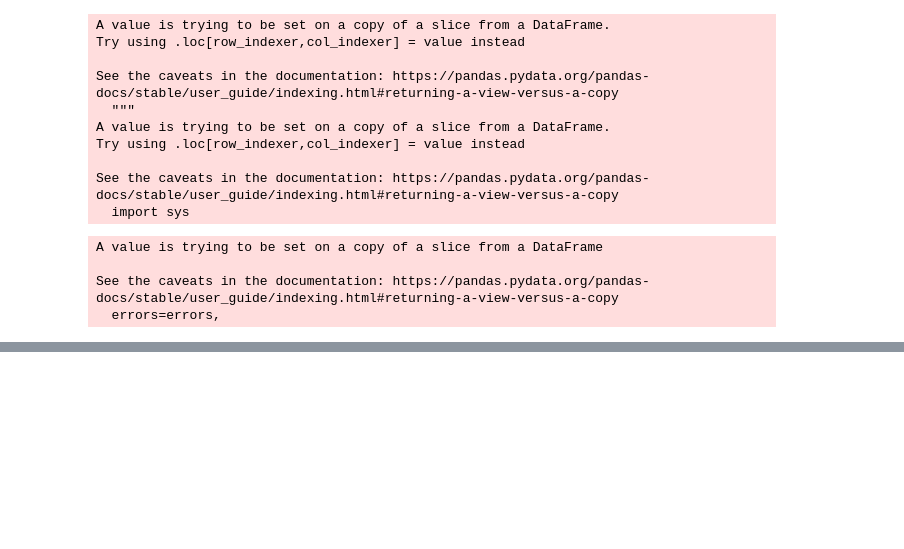
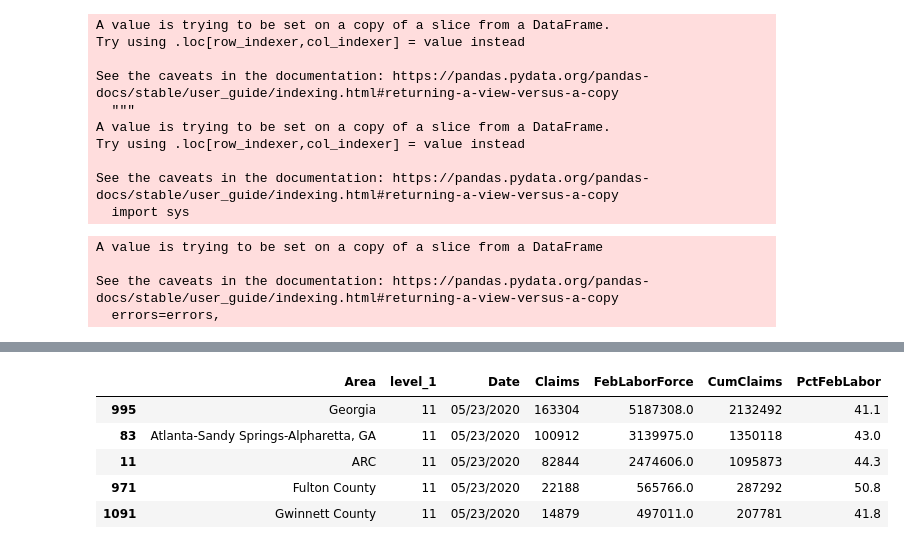
Before and after one commit to mmainzer/covid-recovery, a Jupyter notebook: data/dol-data.ipynb, the cells around one changed output, grey strips where cells are left out. Drawn from its saved outputs; the diff is of its cells as text; code cells hidden in the pictures; blank space fills up the shorter version.

```diff
--- a/data/dol-data.ipynb
+++ b/data/dol-data.ipynb
@@ -201,6 +214,6 @@ marchLaborRc = pd.merge(marchLabor, codes, how='left', on='County')
 # %%
-marchLaborRc = marchLaborRc.groupby(['Regional Commission','Date']) \
-                             .agg({'MarchEmployed':'sum','MarchUnemployed' : 'sum','MarchLaborForce' : 'sum'}) \
+febLaborRc = febLaborRc.groupby(['Regional Commission','Date']) \
+                             .agg({'FebEmployed':'sum','FebUnemployed' : 'sum','FebLaborForce' : 'sum'}) \
                              .reset_index()
 # %%
 rcClaims = countyClaims[['County','Date','Claims']]
@@ -210,19 +223,17 @@ rcClaims = rcClaims.groupby(['Regional Commission','Date']) \
                              .agg({'Claims':'sum'}) \
                              .reset_index()
 
-rcClaims = pd.merge(rcClaims,marchLaborRc,how='left',on=['Regional Commission','Date'])
+rcClaims = pd.merge(rcClaims,febLaborRc,how='left',on=['Regional Commission','Date'])
 
 
-rcClaims.MarchEmployed.fillna(method='ffill', inplace=True)
-rcClaims.MarchUnemployed.fillna(method='ffill', inplace=True)
-rcClaims.MarchLaborForce.fillna(method='ffill', inplace=True)
+rcClaims.FebEmployed.fillna(method='ffill', inplace=True)
+rcClaims.FebUnemployed.fillna(method='ffill', inplace=True)
+rcClaims.FebLaborForce.fillna(method='ffill', inplace=True)
 
 rcClaims['CumClaims'] = rcClaims.groupby(['Regional Commission'])['Claims'].apply(lambda x: x.cumsum())
 
-rcClaims['Employed'] = rcClaims.MarchEmployed - rcClaims.CumClaims
-rcClaims['Unemployed'] = rcClaims.MarchUnemployed + rcClaims.CumClaims
-rcClaims['PctChngEmployed'] = ( ( rcClaims.Employed - rcClaims.MarchEmployed ) / rcClaims.MarchEmployed ) * 100
-rcClaims.PctChngEmployed = rcClaims.PctChngEmployed.round(1)
+rcClaims['PctFebLabor'] = ( rcClaims.CumClaims / rcClaims.FebLaborForce ) * 100
+rcClaims.PctFebLabor = rcClaims.PctFebLabor.round(1)
 # %%
 del countyClaims['area_code']
 
@@ -247,0 +250,2 @@ data.head()
+# %%
+data = data[['Area','Date','Claims','FebLaborForce','CumClaims','PctFebLabor']]
@@ -337,10 +342,15 @@ dateMax = dataK.level_1.max()
 dataK = dataK.loc[dataK['level_1'] == dateMax]
 # %%
 dataK.sort_values('Claims', ascending=False, inplace=True)
-# %%
-dataK['LaborForce'] = dataK.Employed + dataK.Unemployed
-dataK['Rate'] = ( dataK.Unemployed / dataK.LaborForce ) * 100
-dataK.Rate = dataK.Rate.round(1)
+# %%
+dataK.head()
+# %% [output]
+|  | Area | level_1 | Date | Claims | FebLaborForce | CumClaims | PctFebLabor |
+| 995 | Georgia | 11 | 05/23/2020 | 163304 | 5187308.0 | 2132492 | 41.1 |
+| 83 | Atlanta-Sandy Springs-Alpharetta, GA | 11 | 05/23/2020 | 100912 | 3139975.0 | 1350118 | 43.0 |
+| 11 | ARC | 11 | 05/23/2020 | 82844 | 2474606.0 | 1095873 | 44.3 |
+| 971 | Fulton County | 11 | 05/23/2020 | 22188 | 565766.0 | 287292 | 50.8 |
+| 1091 | Gwinnett County | 11 | 05/23/2020 | 14879 | 497011.0 | 207781 | 41.8 |
 # %%
 dataK = pd.merge(dataK,areaWarns,how='left',on='Area')
 # %%
```
Also changed, not shown: parts of 29 cells of this notebook, 46 other files.
